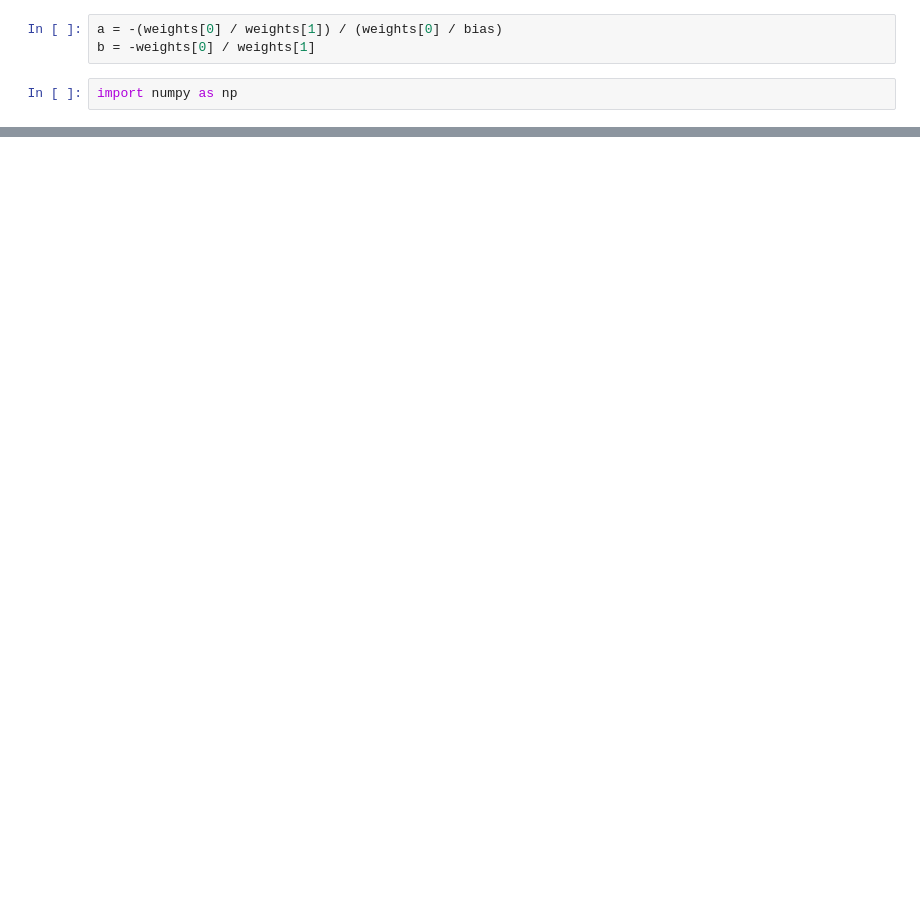
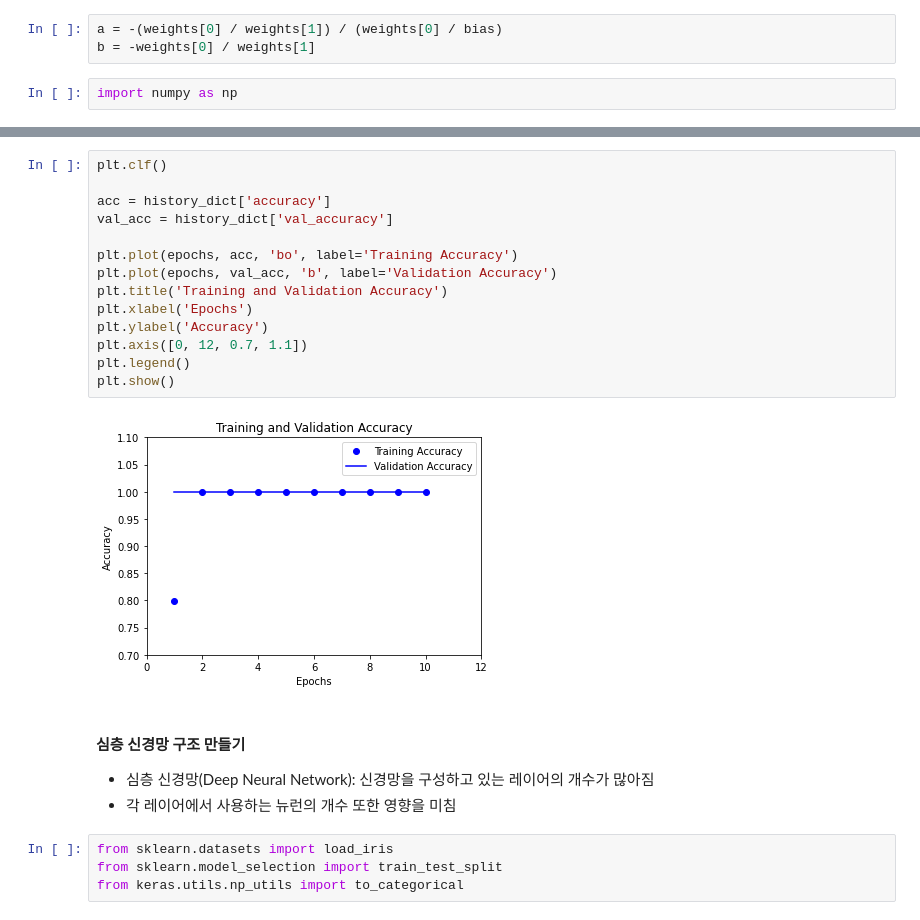
Before and after one commit to swleexz/TIL, a Jupyter notebook: 01_bigdata_ai_via_python/09_deep_learning.ipynb, the cells around one changed output, grey strips where cells are left out. Saved outputs shown, nothing was run; the diff lists cells and outputs as text; blank space fills up the shorter version.

```diff
--- a/01_bigdata_ai_via_python/09_deep_learning.ipynb
+++ b/01_bigdata_ai_via_python/09_deep_learning.ipynb
@@ -260,0 +699,24 @@ print(pred)
+# %%
+plt.clf()
+
+acc = history_dict['accuracy']
+val_acc = history_dict['val_accuracy']
+
+plt.plot(epochs, acc, 'bo', label='Training Accuracy')
+plt.plot(epochs, val_acc, 'b', label='Validation Accuracy')
+plt.title('Training and Validation Accuracy')
+plt.xlabel('Epochs')
+plt.ylabel('Accuracy')
+plt.axis([0, 12, 0.7, 1.1])
+plt.legend()
+plt.show()
+# %% [output]
+[figure, added]
+# %% [markdown]
+#### 심층 신경망 구조 만들기
+  * 심층 신경망(Deep Neural Network): 신경망을 구성하고 있는 레이어의 개수가 많아짐
+  * 각 레이어에서 사용하는 뉴런의 개수 또한 영향을 미침
+# %%
+from sklearn.datasets import load_iris
+from sklearn.model_selection import train_test_split
+from keras.utils.np_utils import to_categorical
```
Also changed, not shown: parts of 70 cells of this notebook.
